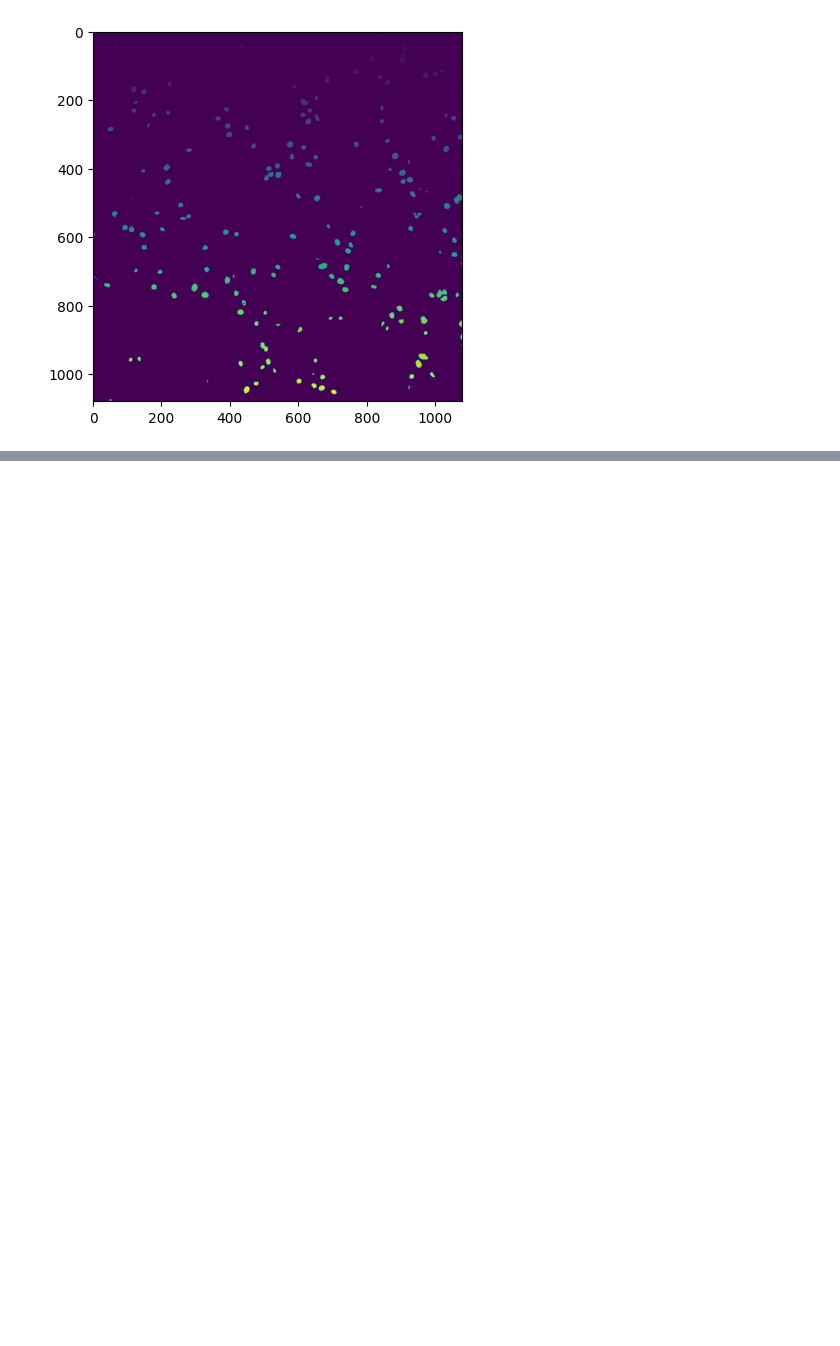
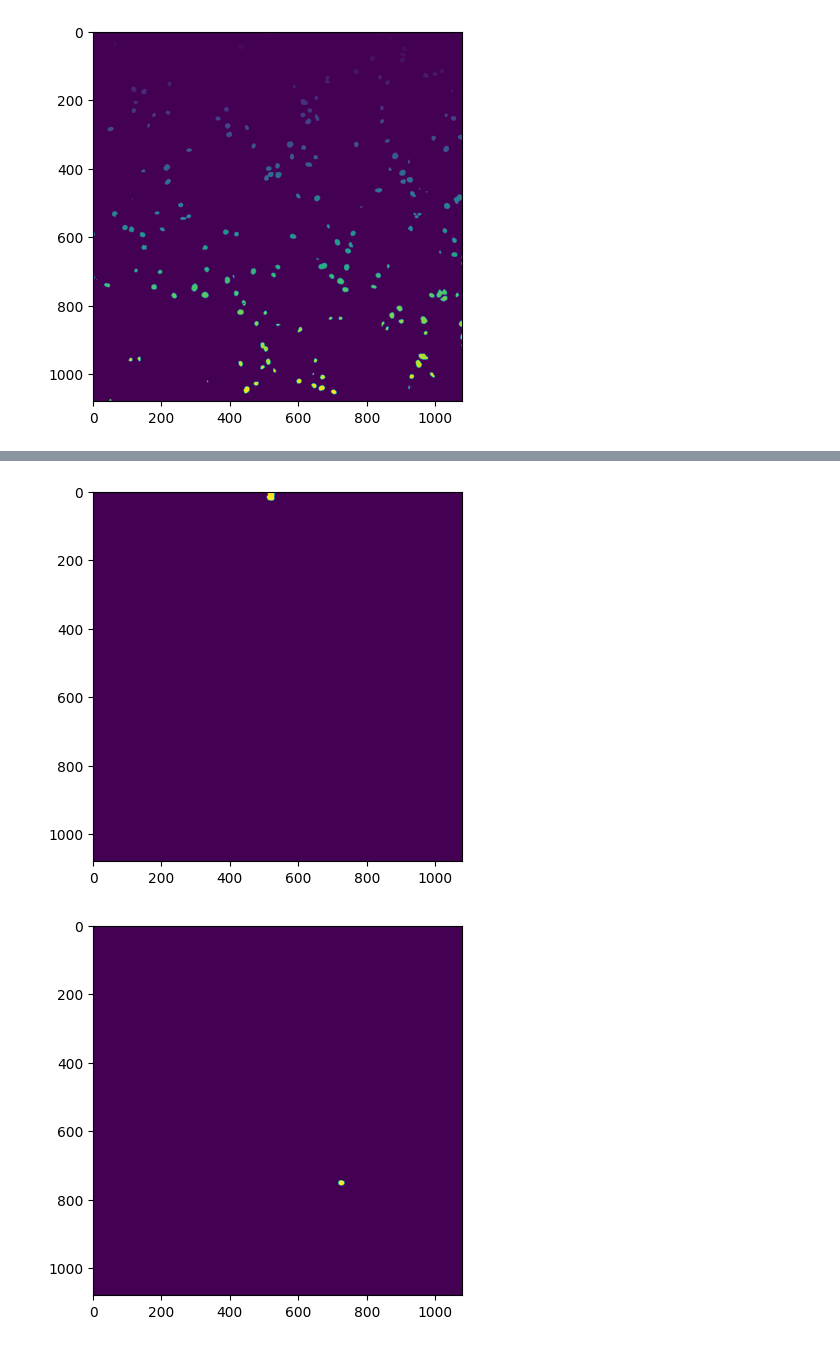
Before and after one commit to rzuberi/lightseg, a Jupyter notebook: testing_cellmatch.ipynb, the cells around one changed output, grey strips where cells are left out. Saved outputs shown, nothing was run; the diff lists cells and outputs as text; code cells hidden in the pictures; blank space fills up the shorter version.

```diff
--- a/testing_cellmatch.ipynb
+++ b/testing_cellmatch.ipynb
@@ -93,0 +144,4 @@ plt.show()
+# %%
+array = np.array([1,1,1,11])
+arr = np.resize(array,6,refcheck=False)
+print(arr)
@@ -93,0 +150,20 @@ plt.show()
+# %%
+def resize_arrays_to_fit_another(arrays_to_resize,array):
+    arrays_shaped = []
+    for i in arrays_to_resize:
+        if i.shape < array.shape:
+            pad_by = array.shape[0]-i.shape[0]
+            new_arr = np.pad(i, (0, pad_by), 'constant')
+            arrays_shaped.append(new_arr)
+        elif i.shape > array.shape:
+            arrays_shaped.append(i[:array.shape[0]])
+        else:
+            arrays_shaped.append(i)
+    arrays_shaped = np.array(arrays_shaped)
+    return arrays_shaped
+# %%
+print(instance_encFeats_1.shape)
+instance_encFeats_1_shaped = resize_arrays_to_fit_another(instance_encFeats_1,array_first)
+print(instance_encFeats_1_shaped.shape)
+
+print(np.unique([i.shape for i in instance_encFeats_1_shaped]))
@@ -93,0 +174,9 @@ plt.show()
+# %%
+print(instance_encFeats_0.shape)
+print(instance_encFeats_1_shaped.shape)
+
+array_first = instance_encFeats_0[0]
+
+cos_sim_index = np.argmax(np.dot(array_first, instance_encFeats_1_shaped.T)/(np.linalg.norm(instance_encFeats_1_shaped)*np.linalg.norm(array_first)))
+print(array_first)
+print(cos_sim_index)
@@ -93,0 +201,9 @@ plt.show()
+# %%
+plt.imshow(np.where(instance_masks[0]==1,1,0))
+plt.show()
+
+plt.imshow(np.where(instance_masks[1]==cos_sim_index,1,0))
+plt.show()
+# %% [output]
+[figure, added]
+[figure, added]
```
Also changed, not shown: parts of 16 cells of this notebook, 1 other file.
